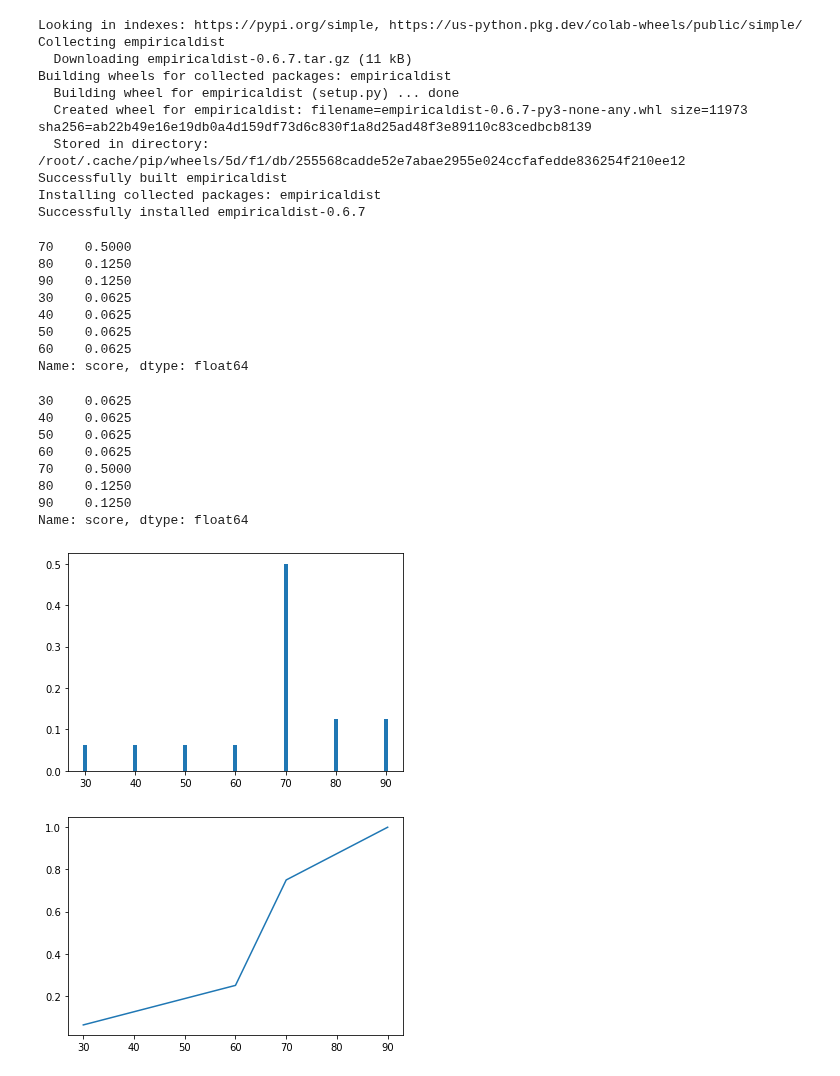
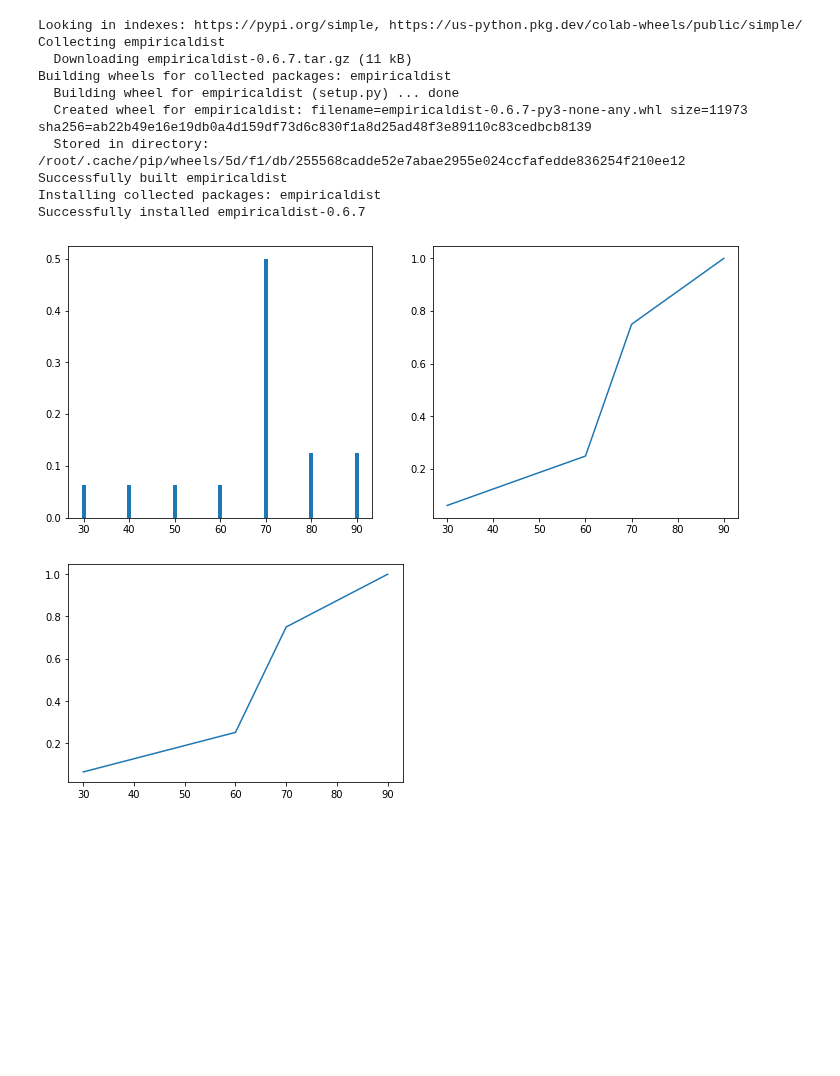
Before and after one commit to gabrielwithappy/python_study, a Jupyter notebook: Python_Basic.ipynb, the cells around one changed output. Cells and saved outputs as stored; diff of their text form; code cells hidden in the pictures; blank space fills up the shorter version.

```diff
--- a/Python_Basic.ipynb
+++ b/Python_Basic.ipynb
@@ -1982,35 +1982,23 @@ Successfully installed empiricaldist-0.6.7
 # %%
 # custum PMF, CDF, PPF
 from scipy import stats
 import pandas as pd
 import matplotlib.pyplot as plt
 
 df = pd.DataFrame({'score' : [30,40,50,60,70,70,70,70,70,70,70,70,80,80,90,90]})
 prob = df['score'].value_counts()/len(df['score'])
-display(prob)
-display(prob.sort_index())
+# display(prob)
+# display(prob.sort_index())
 prob.sort_index(inplace= True)
 
-custm = stats.rv_discrete(name='cutsm', values=[ prob.index, prob])
-h = plt.bar(prob.index, custm.pmf(prob.index))
+custm = stats.rv_discrete(name='cutsm', values=[prob.index, prob])
+
+fig, ax = plt.subplots(1,2, figsize=(12,5))
+ax[0].bar(prob.index, custm.pmf(prob.index))
+ax[1].plot(prob.index, custm.cdf(prob.index))
+plt.show()
 # %% [output]
-70    0.5000
-80    0.1250
-90    0.1250
-30    0.0625
-40    0.0625
-50    0.0625
-60    0.0625
-Name: score, dtype: float64
-30    0.0625
-40    0.0625
-50    0.0625
-60    0.0625
-70    0.5000
-80    0.1250
-90    0.1250
-Name: score, dtype: float64
-[figure, old version]
+[figure, new version]
 # %%
 h = plt.plot(prob.index, custm.cdf(prob.index))
 # %% [output]
```
Also changed, not shown: parts of 2 cells of this notebook.
